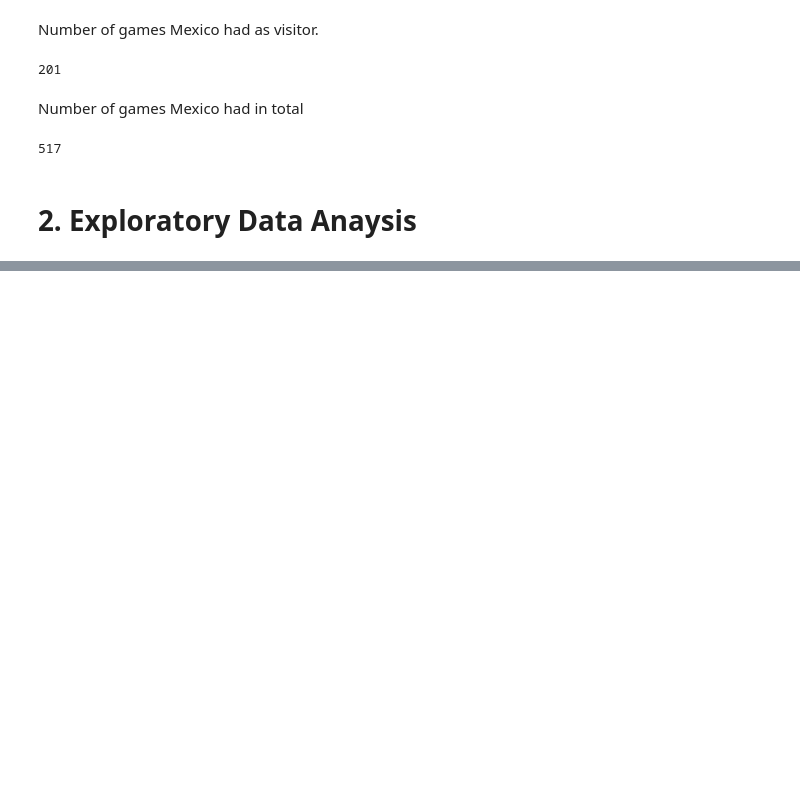
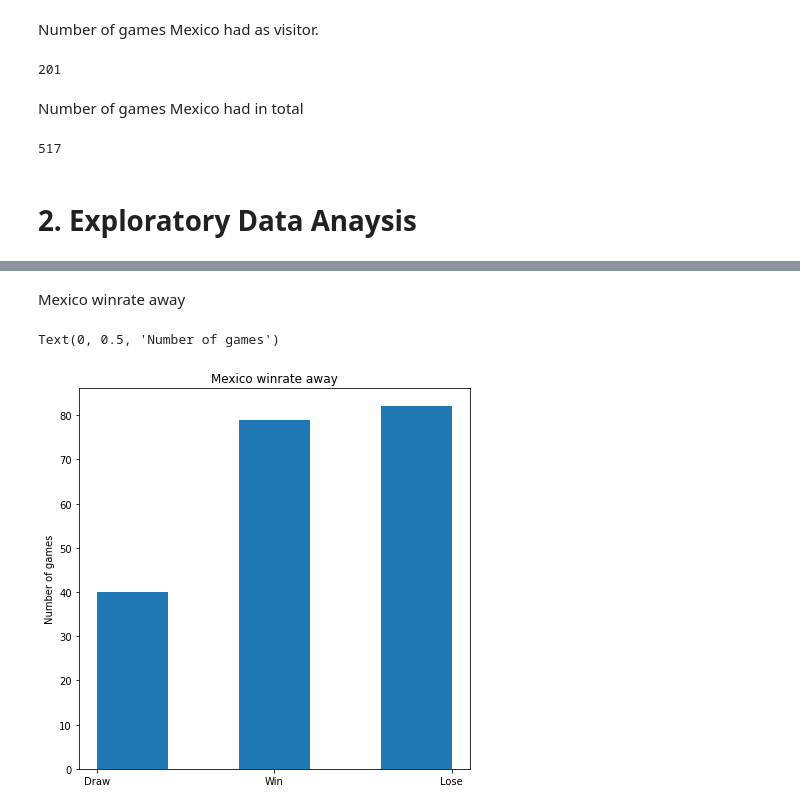
Before and after one commit to JavierCantoH/Fontys-DataScienceProject, a Jupyter notebook: Project World Cup.ipynb, the cells around one changed output, grey strips where cells are left out. Cells and saved outputs as stored; diff of their text form; code cells hidden in the pictures; blank space fills up the shorter version.

```diff
--- a/Project World Cup.ipynb
+++ b/Project World Cup.ipynb
@@ -341,0 +358,11 @@ pyl.show()
+# %% [markdown]
+Mexico winrate away
+# %%
+away_mexico = df.query('away_team == "Mexico"')
+fig, axs = plt.subplots(figsize = (7,7))
+axs.hist(away_mexico['home_team_result'], bins = 5, width = 0.4)
+axs.set_title('Mexico winrate away')
+axs.set_ylabel('Number of games')
+# %% [output]
+Text(0, 0.5, 'Number of games')
+[figure, added]
```
Also changed, not shown: parts of 11 cells of this notebook, 1 other file.
